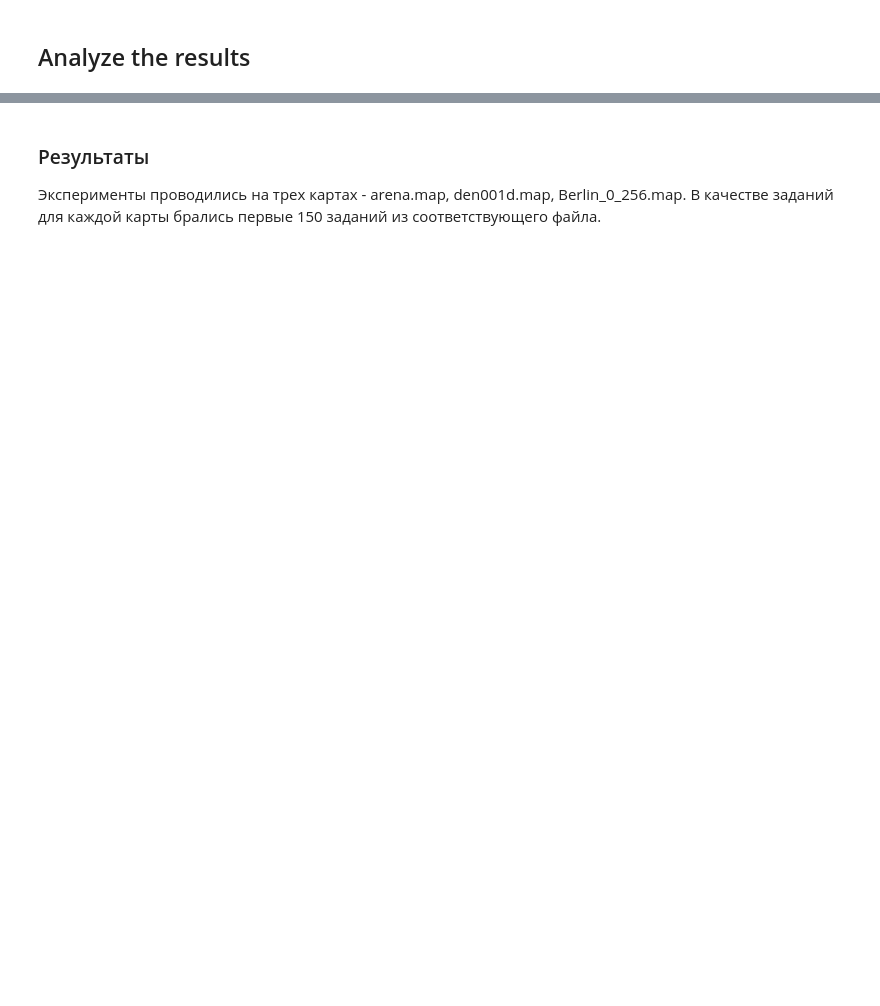
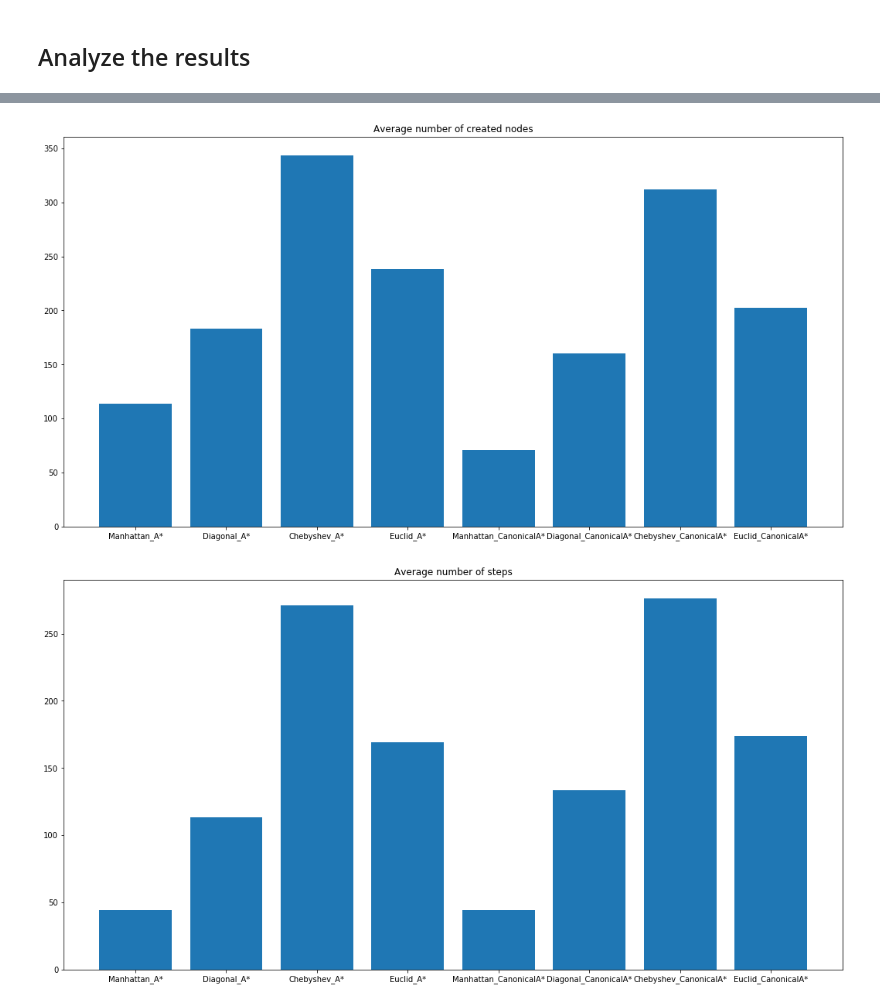
Before and after one commit to glkuzi/JPS, a Jupyter notebook: JumpPointSearch.ipynb, the cells around one changed output, grey strips where cells are left out. Saved outputs shown, nothing was run; the diff lists cells and outputs as text; code cells hidden in the pictures; blank space fills up the shorter version.

```diff
--- a/JumpPointSearch.ipynb
+++ b/JumpPointSearch.ipynb
@@ -822,3 +1084,38 @@ plt.show()
-# %% [markdown]
-### Результаты
-Эксперименты проводились на трех картах - arena.map, den001d.map, Berlin_0_256.map. В качестве заданий для каждой карты брались первые 150 заданий из соответствующего файла.
+# %%
+createdNodes = []
+stepsNumber = []
+correct = []
+jumpSteps = []
+results = [manh_mass, diag_mass, cheb_mass, eucl_mass,
+           manh_mass_can, diag_mass_can, cheb_mass_can, eucl_mass_can]
+for res in results:
+    createdNodes.append(sum([x[0] + x[1] for x in res.values()]) / len(res.values()))
+    stepsNumber.append(sum([x[1] for x in res.values()]) / len(res.values()))
+    correct.append(sum([int(x[2]) for x in res.values()]) / len(res.values()))
+    jumpSteps.append(sum([x[-1] for x in res.values()]) / len(res.values()))
+# show results
+fig = plt.figure(figsize=(14, 7))
+ax = fig.add_axes([0,0,1,1])
+ax.set_title('Average number of created nodes')
+alg = ['Manhattan_A*', 'Diagonal_A*', 'Chebyshev_A*', 'Euclid_A*',
+       'Manhattan_CanonicalA*', 'Diagonal_CanonicalA*', 'Chebyshev_CanonicalA*', 'Euclid_CanonicalA*']
+ax.bar(alg, createdNodes)
+plt.show()
+fig = plt.figure(figsize=(14, 7))
+ax = fig.add_axes([0,0,1,1])
+ax.set_title('Average number of steps')
+ax.bar(alg, stepsNumber)
+plt.show()
+fig = plt.figure(figsize=(14, 7))
+ax = fig.add_axes([0,0,1,1])
+ax.set_title('Average number of correct')
+ax.bar(alg, correct)
+plt.show()
+fig = plt.figure(figsize=(14, 7))
+ax = fig.add_axes([0,0,1,1])
+ax.set_title('Average number of jump steps')
+ax.bar(alg, jumpSteps)
+plt.show()
+# %% [output]
+[figure, added]
+[figure, added]
```
Also changed, not shown: parts of 39 cells of this notebook, 1 other file.
